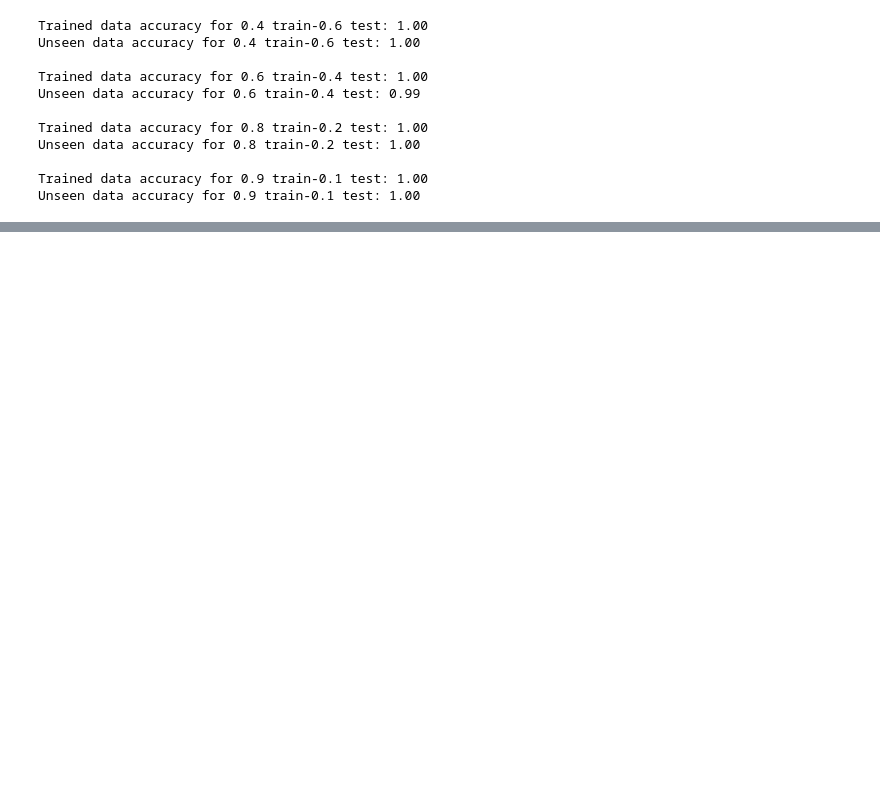
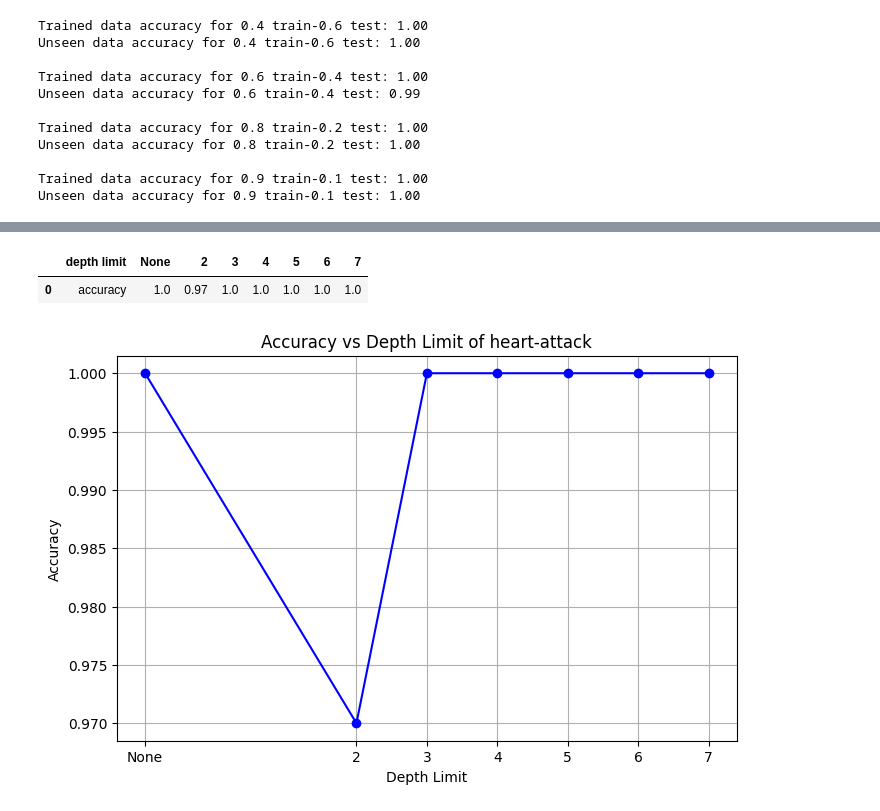
Before and after one commit to IamTpG/decision-tree, a Jupyter notebook: source/model/heart-attack-model.ipynb, the cells around one changed output, grey strips where cells are left out. Saved outputs shown, nothing was run; the diff lists cells and outputs as text; code cells hidden in the pictures; blank space fills up the shorter version.

```diff
--- a/source/model/heart-attack-model.ipynb
+++ b/source/model/heart-attack-model.ipynb
@@ -309,0 +321,32 @@ Unseen data accuracy for 0.8 train-0.2 test: 1.00
+# %%
+# Create a DataFrame
+data = {
+    "depth limit": ["accuracy"],  # first column
+    "None": [accuracy_list[0]],
+    2: [accuracy_list[1]],
+    3: [accuracy_list[2]],
+    4: [accuracy_list[3]],
+    5: [accuracy_list[4]],
+    6: [accuracy_list[5]],
+    7: [accuracy_list[6]]
+}
+
+# Display it
+display(pd.DataFrame(data))
+
+
+depth_limits_numeric = [-1 if d is None else d for d in depth_limits]
+plt.figure(figsize=(8, 5))
+plt.plot(depth_limits_numeric, accuracy_list, marker='o', linestyle='-', color='b')
+
+# Customize the plot
+plt.title(f'Accuracy vs Depth Limit of {data_set_name}')
+plt.xlabel('Depth Limit')
+plt.ylabel('Accuracy')
+plt.xticks(depth_limits_numeric, labels=[str(d) if d is not None else "None" for d in depth_limits])
+plt.grid(True)
+plt.show()
+# %% [output]
+|  | depth limit | None | 2 | 3 | 4 | 5 | 6 | 7 |
+| 0 | accuracy | 1.0 | 0.97 | 1.0 | 1.0 | 1.0 | 1.0 | 1.0 |
+[figure, added]
```
Also changed, not shown: parts of 3 cells of this notebook, 52 other files.
